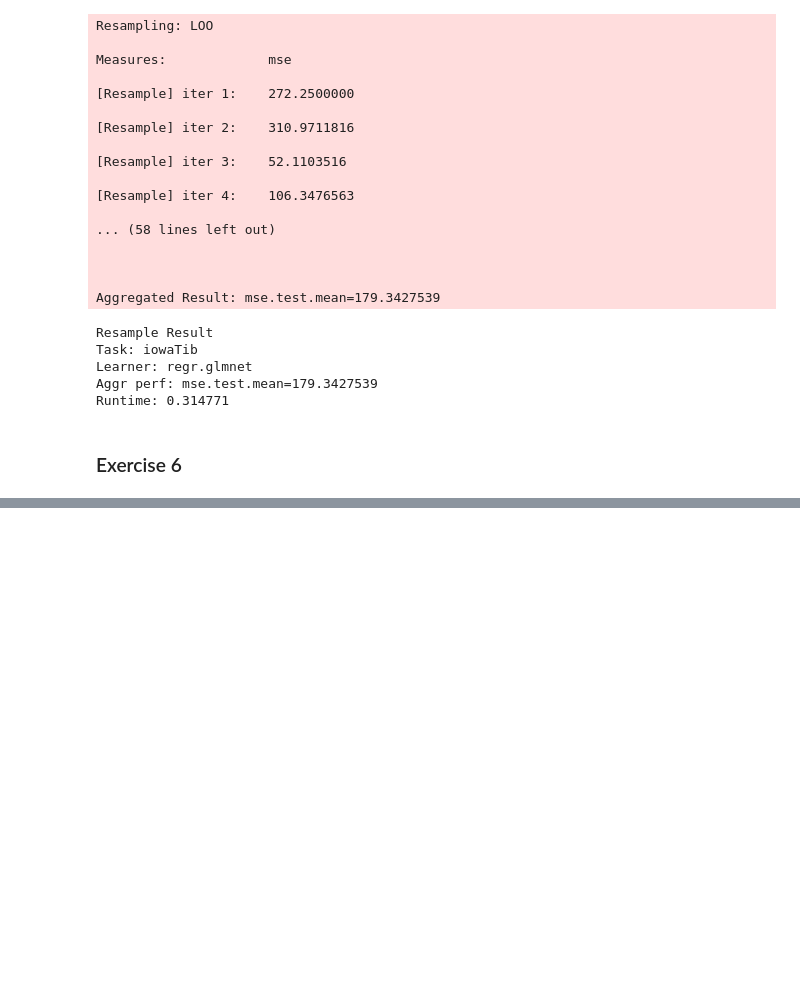
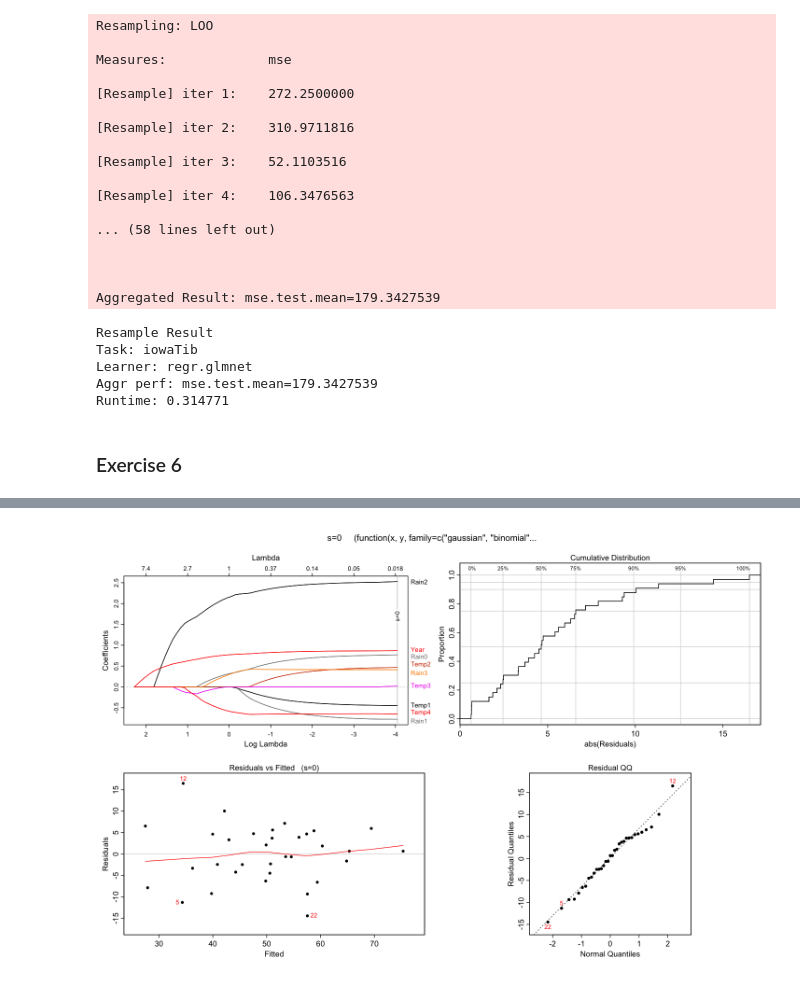
Before and after one commit to brainvat/Hefin-I-Rhys-Machine-Learning-with-R-the-tidyverse-and-mlr, a Jupyter notebook: chapter_11/Chapter 11 - Preventing overfitting with ridge regression LASSO and elastic net.ipynb, the cells around one changed output, grey strips where cells are left out. Saved outputs shown, nothing was run; the diff lists cells and outputs as text; code cells hidden in the pictures; blank space fills up the shorter version.

```diff
--- a/chapter_11/Chapter 11 - Preventing overfitting with ridge regression LASSO and elastic net.ipynb
+++ b/chapter_11/Chapter 11 - Preventing overfitting with ridge regression LASSO and elastic net.ipynb
@@ -619,0 +628,4 @@ Runtime: 0.314771
+# %%
+plotres(elasticModelData)
+# %% [output]
+[figure, added]
```
Also changed, not shown: parts of 2 cells of this notebook.
